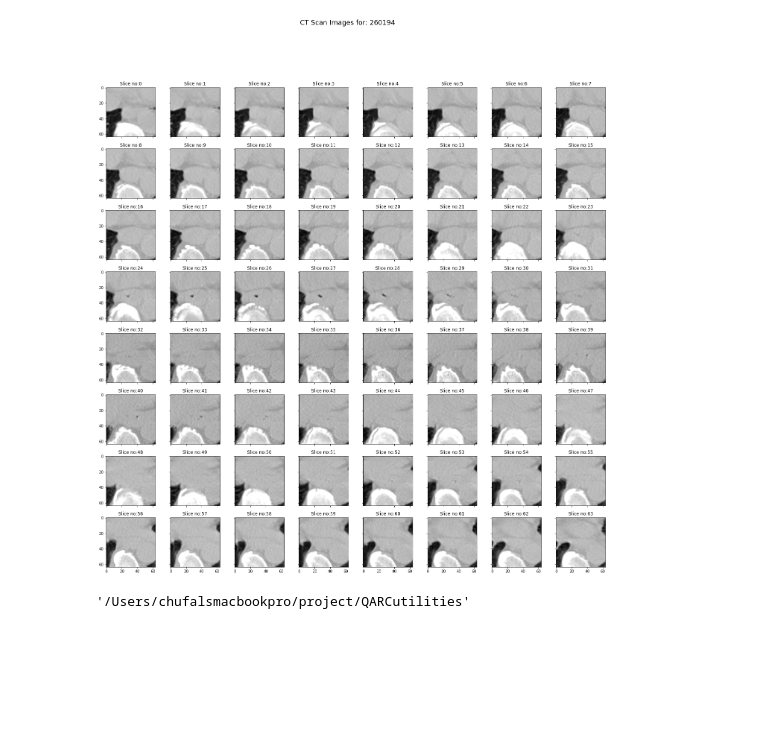
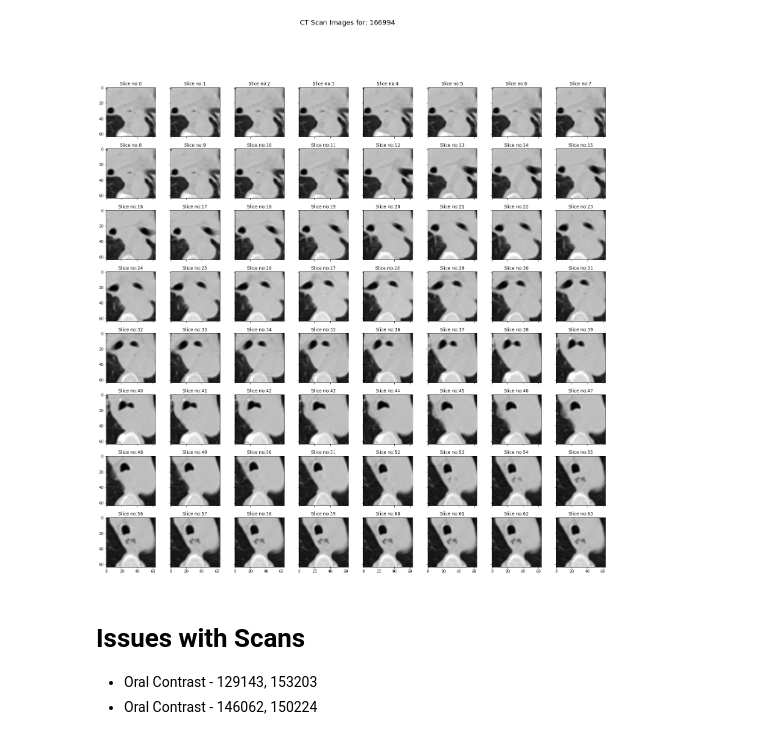
Before and after one commit to kundan1974/QARCutilities, a Jupyter notebook: convertDICOM2numpy.ipynb, the cells around one changed output. Drawn from its saved outputs; the diff is of its cells as text; code cells hidden in the pictures; blank space fills up the shorter version.

```diff
--- a/convertDICOM2numpy.ipynb
+++ b/convertDICOM2numpy.ipynb
@@ -15,14 +17,13 @@ len(pathlist)
 # %%
-R_pathlist = pathlist[180:181]
 DoneFiles = []
 NotDoneFiles = []
-for k in range(len(R_pathlist)):
+for k in range(len(pathlist)):
     path2Rtstr = []
-    for i in os.listdir(R_pathlist[k]):
+    for i in os.listdir(pathlist[k]):
         if 'RS' in i:
             path2Rtstr.append(i)
-    RTstrPath = os.path.join(R_pathlist[k],path2Rtstr[0])
-    DICOMpath = R_pathlist[k]
+    RTstrPath = os.path.join(pathlist[k],path2Rtstr[0])
+    DICOMpath = pathlist[k]
     fname = outputdir + RTstrPath[-10:][:6] + '.npy'
     try:
         img = preprocessDICOM.preprocess(DICOMpath,RTstrPath,zero=False)
@@ -61,10 +39,18 @@ np.save('260194.npy',img)
 # %%
 from utilities import utilities
-# %%
-utilities.check_numpy_images(260194,img_path='.',rotate=False)
-# %% [output]
-[figure, removed]
-# %%
-pwd
-# %% [output]
-'/Users/chufalsmacbookpro/project/QARCutilities'
+# %%
+IDs = []
+for k in range(len(pathlist)):
+    for i in os.listdir(pathlist[k]):
+        if 'RS' in i:
+            IDs.append(int(i[3:9]))
+# %%
+ID = IDs[50]
+utilities.check_numpy_images(ID,img_path='D:\\imagedata\\Eso_Numpy_NoZeroCent_211\\',rotate=False)
+# %% [output]
+[figure, added]
+# %% [markdown]
+# Issues with Scans
+
+- Oral Contrast - 129143, 153203
+- Oral Contrast - 146062, 150224
```
Also changed, not shown: parts of 11 cells of this notebook.
